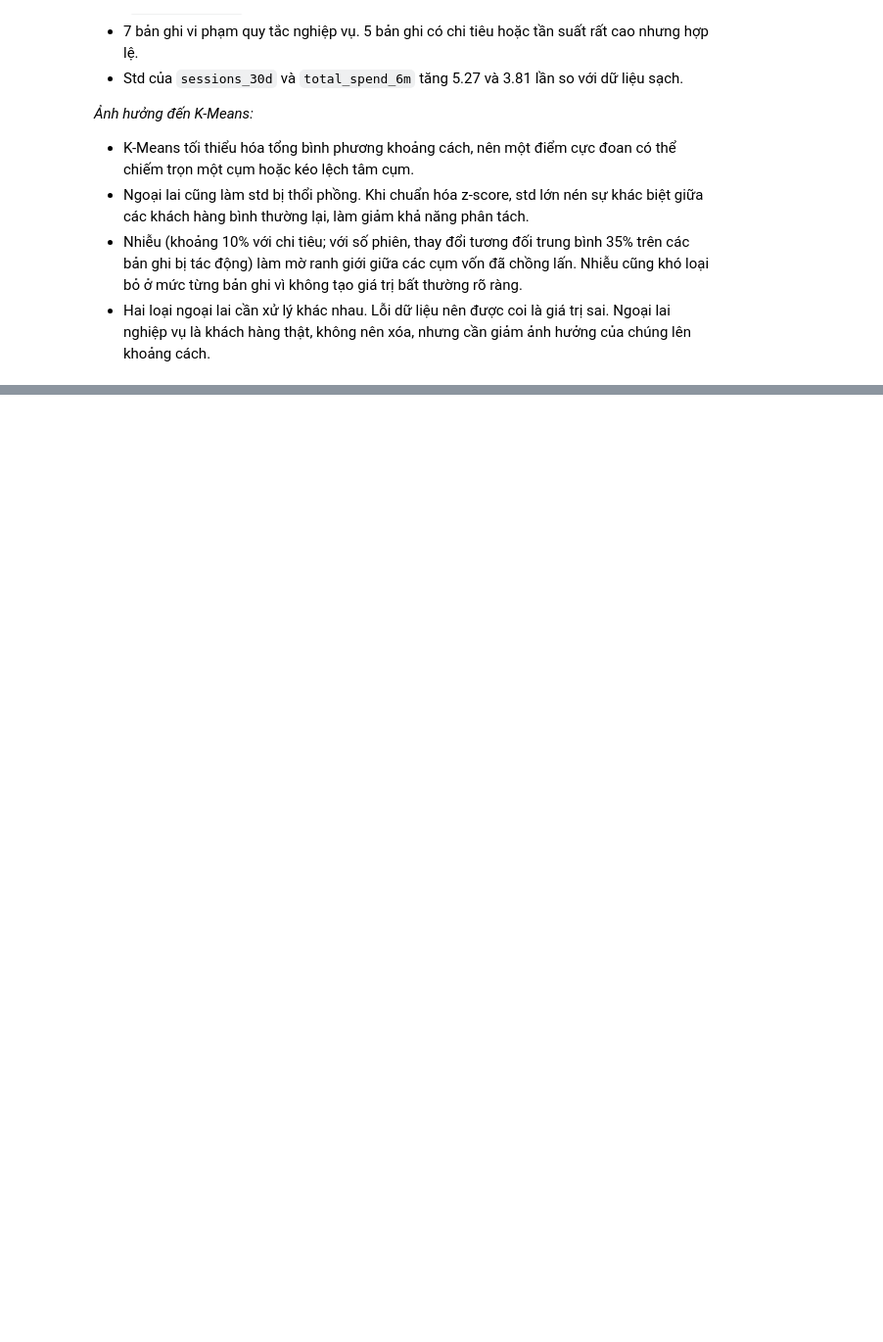
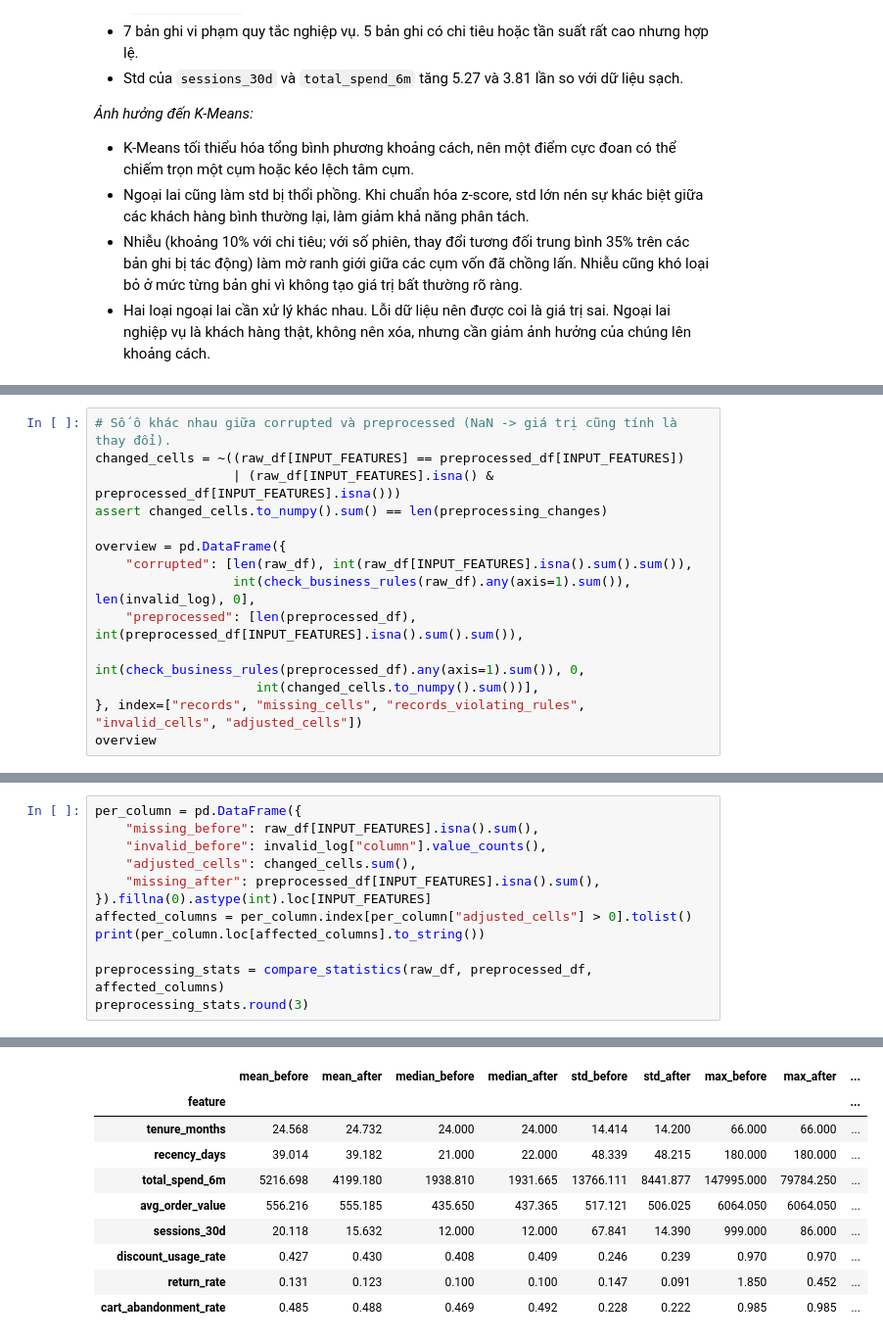
Before and after one commit to Longkyoladn/Datamining-, a Jupyter notebook: customer_segmentation/notebooks/customer_segmentation.ipynb, the cells around one changed output, grey strips where cells are left out. Shown at 98% size. Cells and saved outputs as stored; diff of their text form; blank space fills up the shorter version.

```diff
--- a/customer_segmentation/notebooks/customer_segmentation.ipynb
+++ b/customer_segmentation/notebooks/customer_segmentation.ipynb
@@ -1259,0 +1650,14 @@ Như vậy, nhiễu và ngoại lai tác động chủ yếu lên các thống k
+# %%
+# Số ô khác nhau giữa corrupted và preprocessed (NaN -> giá trị cũng tính là thay đổi).
+changed_cells = ~((raw_df[INPUT_FEATURES] == preprocessed_df[INPUT_FEATURES])
+                  | (raw_df[INPUT_FEATURES].isna() & preprocessed_df[INPUT_FEATURES].isna()))
+assert changed_cells.to_numpy().sum() == len(preprocessing_changes)
+
+overview = pd.DataFrame({
+    "corrupted": [len(raw_df), int(raw_df[INPUT_FEATURES].isna().sum().sum()),
+                  int(check_business_rules(raw_df).any(axis=1).sum()), len(invalid_log), 0],
+    "preprocessed": [len(preprocessed_df), int(preprocessed_df[INPUT_FEATURES].isna().sum().sum()),
+                     int(check_business_rules(preprocessed_df).any(axis=1).sum()), 0,
+                     int(changed_cells.to_numpy().sum())],
+}, index=["records", "missing_cells", "records_violating_rules", "invalid_cells", "adjusted_cells"])
+overview
@@ -1259,0 +1671,13 @@ Như vậy, nhiễu và ngoại lai tác động chủ yếu lên các thống k
+# %%
+per_column = pd.DataFrame({
+    "missing_before": raw_df[INPUT_FEATURES].isna().sum(),
+    "invalid_before": invalid_log["column"].value_counts(),
+    "adjusted_cells": changed_cells.sum(),
+    "missing_after": preprocessed_df[INPUT_FEATURES].isna().sum(),
+}).fillna(0).astype(int).loc[INPUT_FEATURES]
+affected_columns = per_column.index[per_column["adjusted_cells"] > 0].tolist()
+print(per_column.loc[affected_columns].to_string())
+
+preprocessing_stats = compare_statistics(raw_df, preprocessed_df, affected_columns)
+preprocessing_stats.round(3)
+# %% [output]
@@ -1259,0 +1693,10 @@ Như vậy, nhiễu và ngoại lai tác động chủ yếu lên các thống k
+|  | mean_before | mean_after | median_before | median_after | std_before | std_after | max_before | max_after | ... |
+| feature |  |  |  |  |  |  |  |  | ... |
+| tenure_months | 24.568 | 24.732 | 24.000 | 24.000 | 14.414 | 14.200 | 66.000 | 66.000 | ... |
+| recency_days | 39.014 | 39.182 | 21.000 | 22.000 | 48.339 | 48.215 | 180.000 | 180.000 | ... |
+| total_spend_6m | 5216.698 | 4199.180 | 1938.810 | 1931.665 | 13766.111 | 8441.877 | 147995.000 | 79784.250 | ... |
+| avg_order_value | 556.216 | 555.185 | 435.650 | 437.365 | 517.121 | 506.025 | 6064.050 | 6064.050 | ... |
+| sessions_30d | 20.118 | 15.632 | 12.000 | 12.000 | 67.841 | 14.390 | 999.000 | 86.000 | ... |
+| discount_usage_rate | 0.427 | 0.430 | 0.408 | 0.409 | 0.246 | 0.239 | 0.970 | 0.970 | ... |
+| return_rate | 0.131 | 0.123 | 0.100 | 0.100 | 0.147 | 0.091 | 1.850 | 0.452 | ... |
+| cart_abandonment_rate | 0.485 | 0.488 | 0.469 | 0.492 | 0.228 | 0.222 | 0.985 | 0.985 | ... |
```
Also changed, not shown: parts of 31 cells of this notebook, 3 other files.
